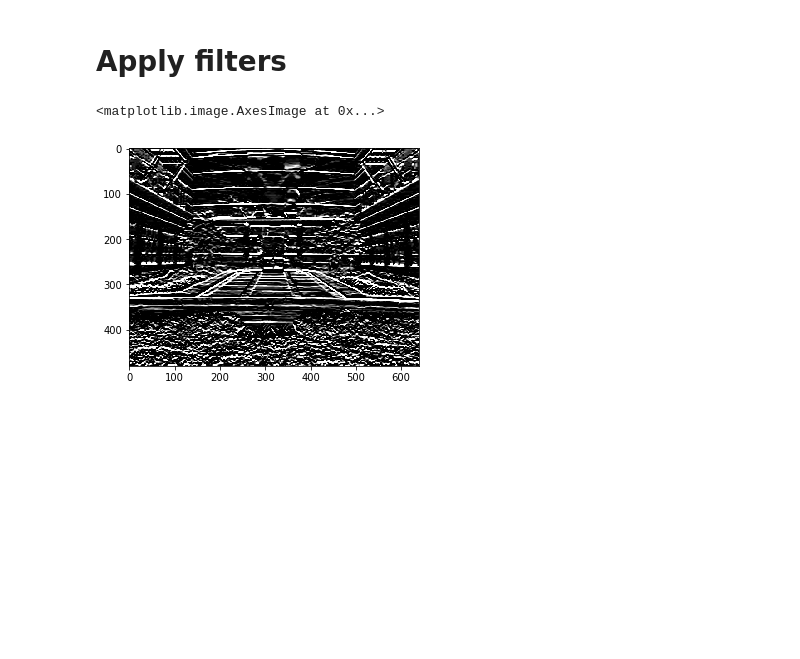
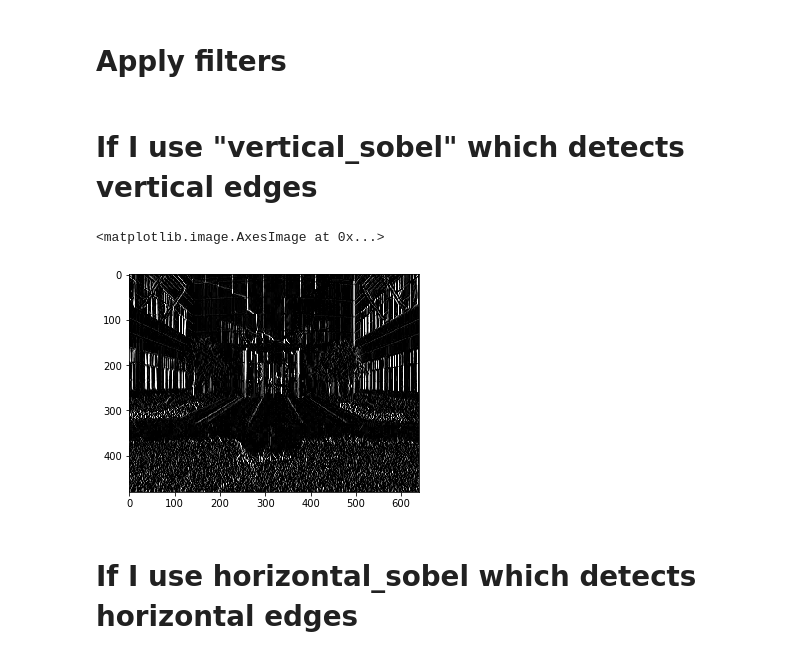
Before and after one commit to RehabEmam228/Bertlesmann-challenge, a Jupyter notebook: Convolutional_practice.ipynb, the cells around one changed output. Drawn from its saved outputs; the diff is of its cells as text; code cells hidden in the pictures; blank space fills up the shorter version.

```diff
--- a/Convolutional_practice.ipynb
+++ b/Convolutional_practice.ipynb
@@ -48,3 +46,8 @@ sobel_y = np.array([[-1, -1.5, -2, -1.5, -1],
+# %%
+# filter to detect vertical edges
+vertical_sobel = np.array([[-1, 0, 1],
+                           [-1, 0, 1],
+                           [-1, 0, 1]])
 # %% [markdown]
 
 
@@ -55,11 +58,15 @@ sobel_x = cv2.blur(img, (10, 10))
 # median_blur = cv2.medianBlur(img, 5)
 # %% [markdown]
 # Apply filters
+# %% [markdown]
+# If I use "vertical_sobel" which detects vertical edges
 # %%
 # Filter the image using filter2D, which has inputs: (grayscale image, bit-depth, kernel)
-filtered_image = cv2.filter2D(img_gray, -1, sobel_y)
+filtered_image = cv2.filter2D(img_gray, -1, vertical_sobel)
 
 plt.imshow(filtered_image, cmap='gray')
 # %% [output]
 <matplotlib.image.AxesImage at 0x...>
-[figure, old version]
+[figure, new version]
+# %% [markdown]
+# If I use horizontal_sobel which detects horizontal edges
```
Also changed, not shown: parts of 2 cells of this notebook.
